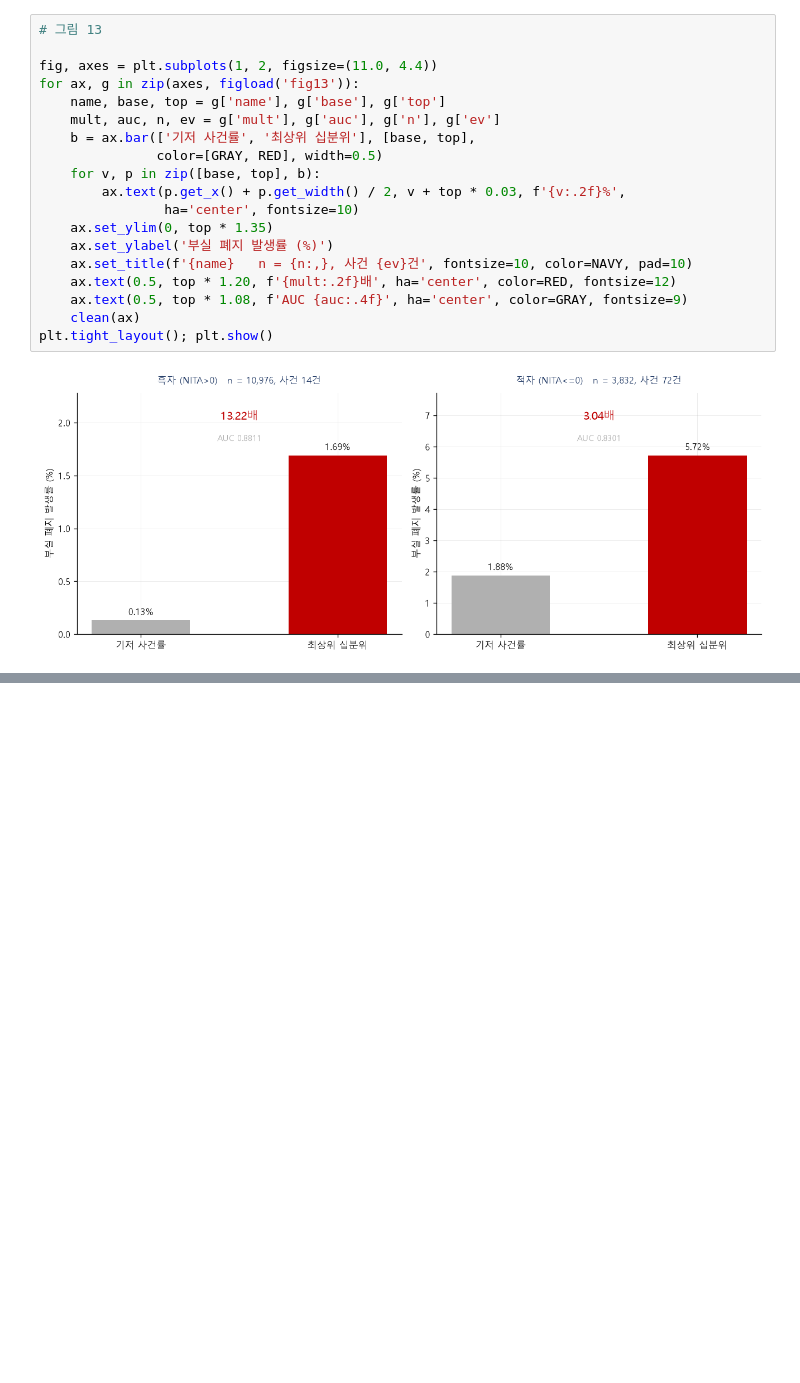
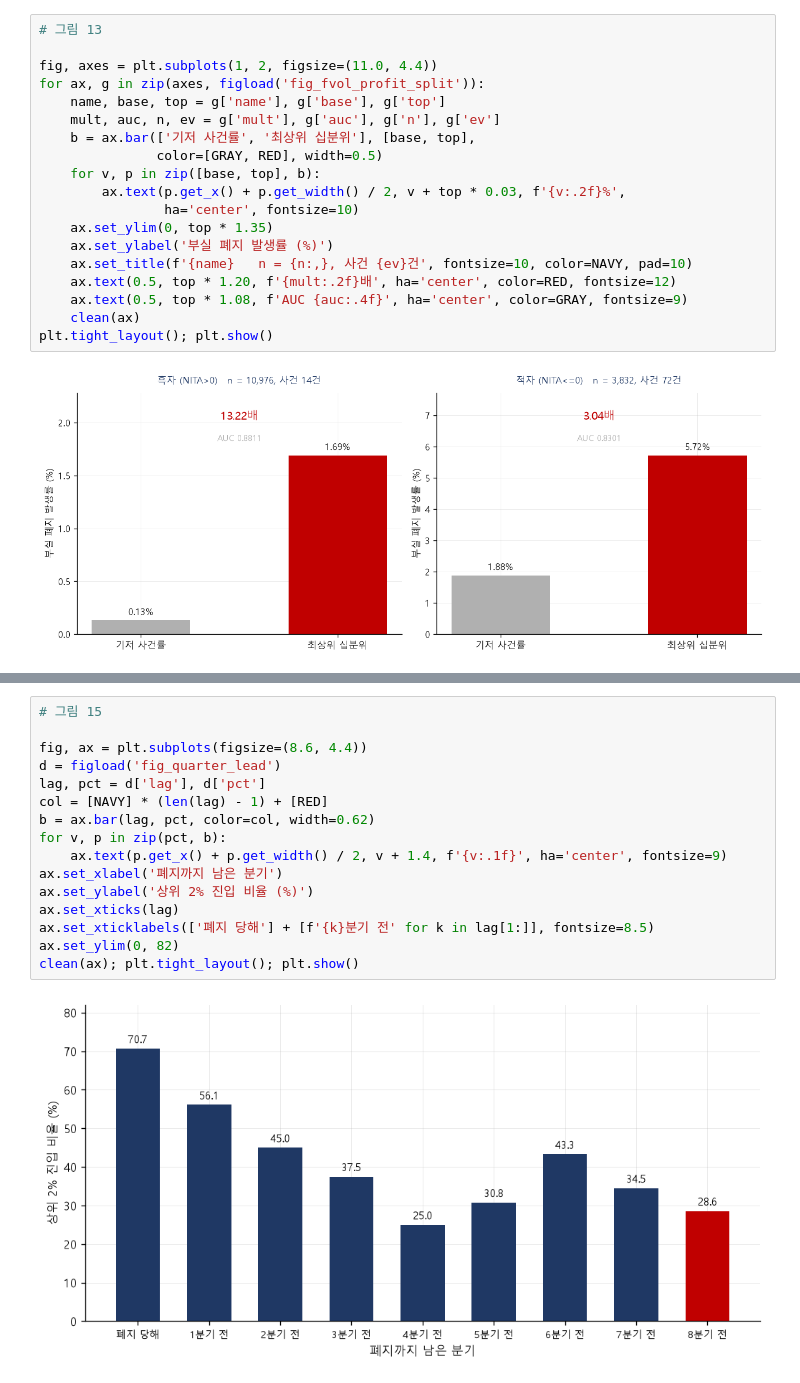
Before and after one commit to Seanjeon0220/project, a Jupyter notebook: quant/fVoL/kospi/delisted_viz.ipynb, the cells around one changed output, grey strips where cells are left out. Drawn from its saved outputs; the diff is of its cells as text; blank space fills up the shorter version.

```diff
--- a/quant/fVoL/kospi/delisted_viz.ipynb
+++ b/quant/fVoL/kospi/delisted_viz.ipynb
@@ -320,7 +322,7 @@ clean(ax); plt.tight_layout(); plt.show()
 # 그림 13
 
 fig, axes = plt.subplots(1, 2, figsize=(11.0, 4.4))
-for ax, g in zip(axes, figload('fig13')):
+for ax, g in zip(axes, figload('fig_fvol_profit_split')):
     name, base, top = g['name'], g['base'], g['top']
     mult, auc, n, ev = g['mult'], g['auc'], g['n'], g['ev']
     b = ax.bar(['기저 사건률', '최상위 십분위'], [base, top],
@@ -340 +365,19 @@ plt.tight_layout(); plt.show()
+# %%
+# 그림 15
+
+fig, ax = plt.subplots(figsize=(8.6, 4.4))
+d = figload('fig_quarter_lead')
+lag, pct = d['lag'], d['pct']
+col = [NAVY] * (len(lag) - 1) + [RED]
+b = ax.bar(lag, pct, color=col, width=0.62)
+for v, p in zip(pct, b):
+    ax.text(p.get_x() + p.get_width() / 2, v + 1.4, f'{v:.1f}', ha='center', fontsize=9)
+ax.set_xlabel('폐지까지 남은 분기')
+ax.set_ylabel('상위 2% 진입 비율 (%)')
+ax.set_xticks(lag)
+ax.set_xticklabels(['폐지 당해'] + [f'{k}분기 전' for k in lag[1:]], fontsize=8.5)
+ax.set_ylim(0, 82)
+clean(ax); plt.tight_layout(); plt.show()
+# %% [output]
+[figure, added]
 # %%
```
Also changed, not shown: parts of 19 cells of this notebook, 2 other files.
